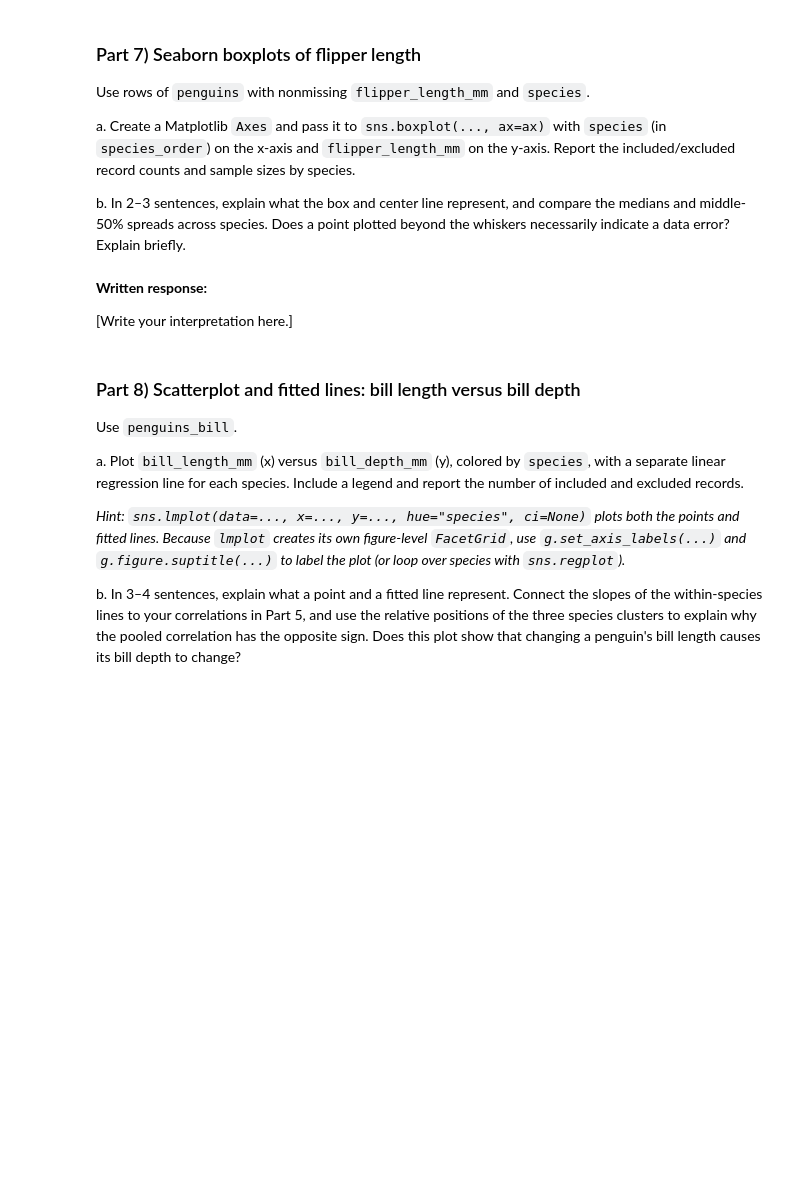
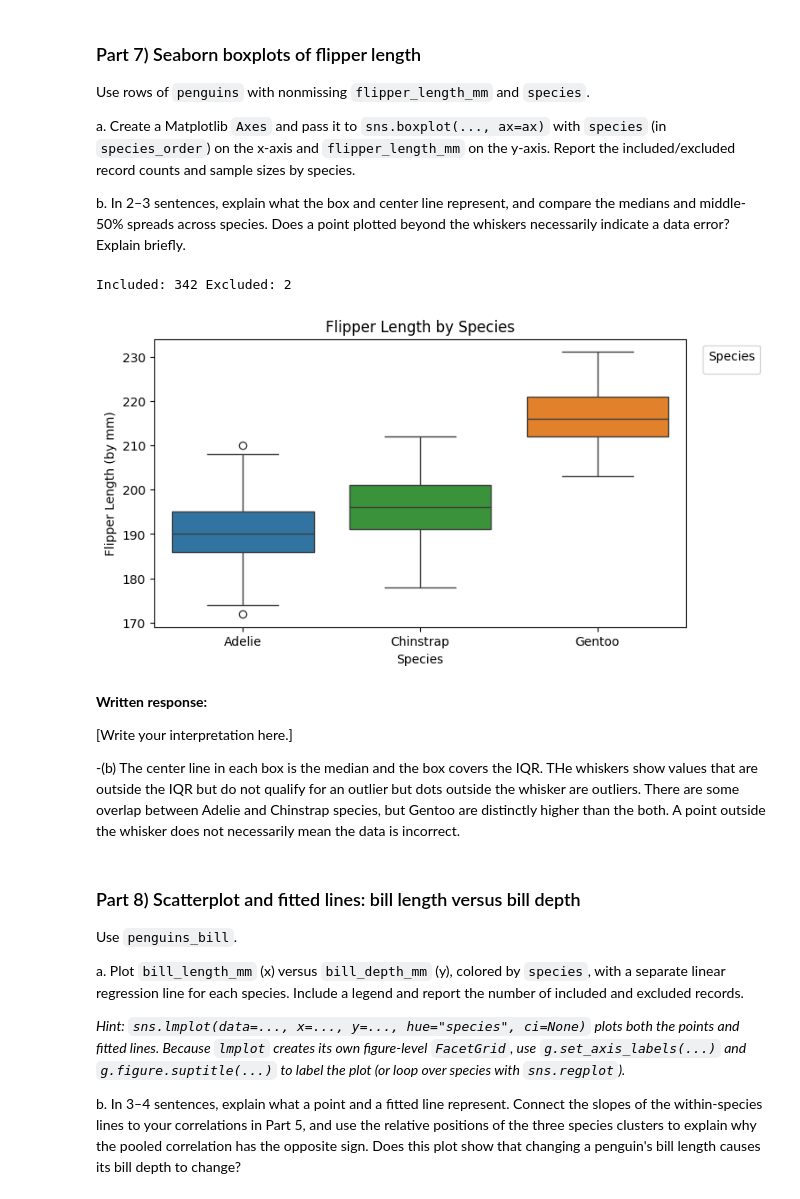
Before and after one commit to git-con-nored/26-fall-stats-21, a Jupyter notebook: homework/HW4/HW4_Penguins_Pandas.ipynb, the cells around one changed output. Drawn from its saved outputs; the diff is of its cells as text; code cells hidden in the pictures; blank space fills up the shorter version.

```diff
--- a/homework/HW4/HW4_Penguins_Pandas.ipynb
+++ b/homework/HW4/HW4_Penguins_Pandas.ipynb
@@ -169,10 +387,29 @@ a. Create a Matplotlib `Axes` and pass it to `sns.boxplot(..., ax=ax)` with `spe
 b. In 2–3 sentences, explain what the box and center line represent, and compare the medians and middle-50% spreads across species. Does a point plotted beyond the whiskers necessarily indicate a data error? Explain briefly.
 # %%
 # Part 7: draw seaborn boxplots on a Matplotlib Axes.
+
+# (a)
+#recycling agc
+complete_flipper = penguins.dropna(subset=["flipper_length_mm", "species"]).copy()
+
+print("Included:", len(complete_flipper), "Excluded:", len(penguins) - len(complete_flipper))
+
+box_fig, ax = plt.subplots(figsize=(7.5, 4), layout="constrained")
+sns.boxplot(data=complete_flipper, x="species", y="flipper_length_mm", hue="species",
+            order=agc, ax=ax)
+ax.set(title="Flipper Length by Species",
+       xlabel="Species", ylabel="Flipper Length (by mm)")
+ax.legend(title="Species", loc="upper left", bbox_to_anchor=(1.02, 1))
+plt.show()
+# %% [output]
+Included: 342 Excluded: 2
+[figure, added]
 # %% [markdown]
 **Written response:**
 
 [Write your interpretation here.]
+
+-(b) The center line in each box is the median and the box covers the IQR. THe whiskers show values that are outside the IQR but do not qualify for an outlier but dots outside the whisker are outliers. There are some overlap between Adelie and Chinstrap species, but Gentoo are distinctly higher than the both. A point outside the whisker does not necessarily mean the data is incorrect.
 # %% [markdown]
 ### Part 8) Scatterplot and fitted lines: bill length versus bill depth
 
```
Also changed, not shown: parts of 20 cells of this notebook.
